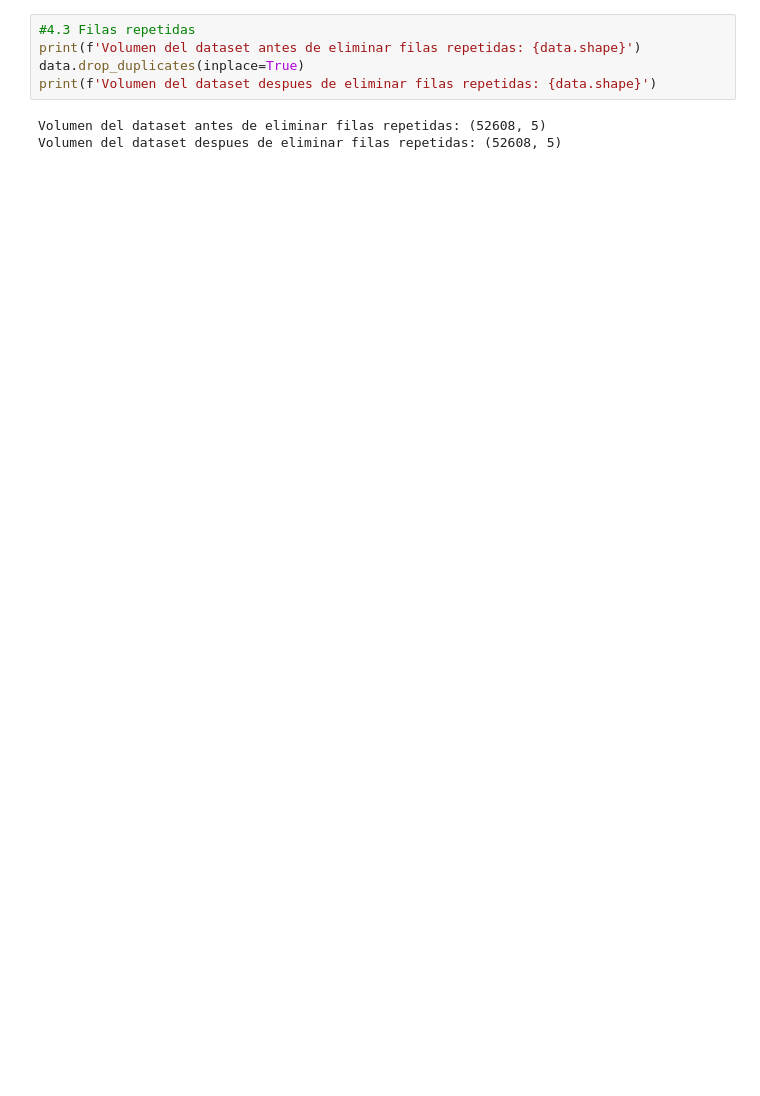
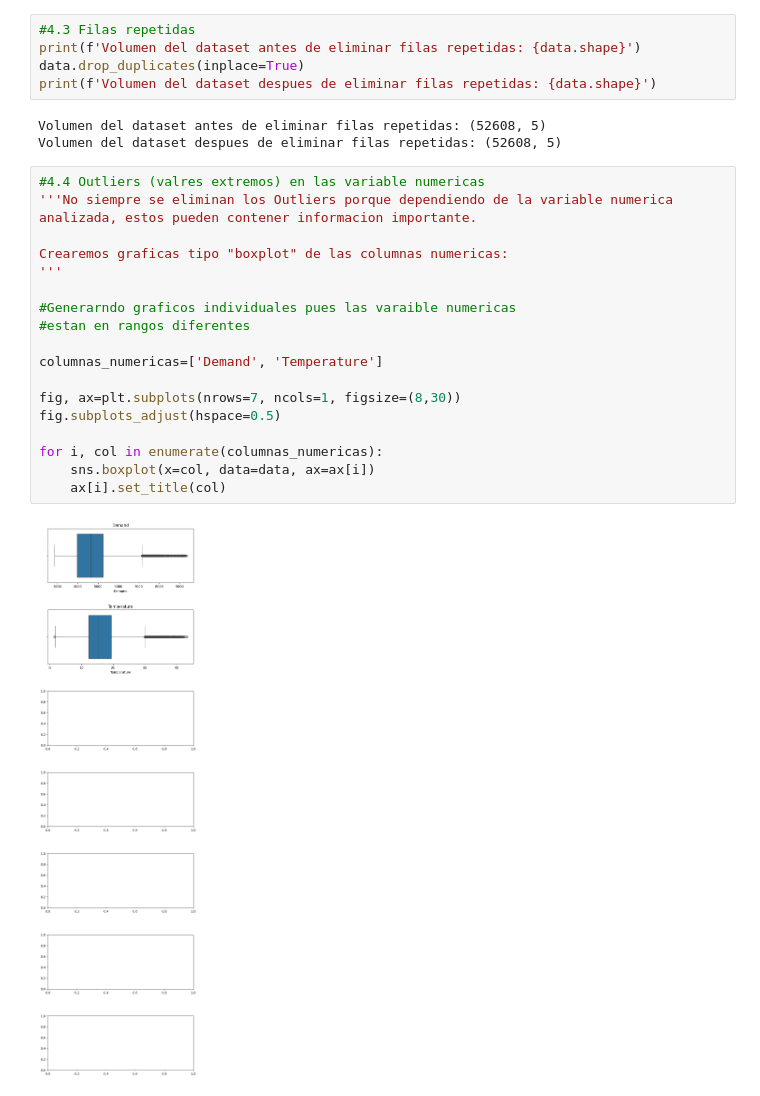
Before and after one commit to JoseTorres022/practica1-u3-vic-elec, a Jupyter notebook: main.ipynb, the cells around one changed output. Drawn from its saved outputs; the diff is of its cells as text; blank space fills up the shorter version.

Commit message:
Dataset 4.4 Outliers, OK

```diff
--- a/main.ipynb
+++ b/main.ipynb
@@ -80,3 +136,24 @@ print(f'Volumen del dataset despues de eliminar filas repetidas: {data.shape}')
 # %% [output]
 Volumen del dataset antes de eliminar filas repetidas: (52608, 5)
 Volumen del dataset despues de eliminar filas repetidas: (52608, 5)
+# %%
+#4.4 Outliers (valres extremos) en las variable numericas
+'''No siempre se eliminan los Outliers porque dependiendo de la variable numerica
+analizada, estos pueden contener informacion importante.
+
+Crearemos graficas tipo "boxplot" de las columnas numericas:
+'''
+
+#Generarndo graficos individuales pues las varaible numericas
+#estan en rangos diferentes
+
+columnas_numericas=['Demand', 'Temperature']
+
+fig, ax=plt.subplots(nrows=7, ncols=1, figsize=(8,30))
+fig.subplots_adjust(hspace=0.5)
+
+for i, col in enumerate(columnas_numericas):
+    sns.boxplot(x=col, data=data, ax=ax[i])
+    ax[i].set_title(col)
+# %% [output]
+[figure, added]
```
Also changed, not shown: parts of 9 cells of this notebook.
